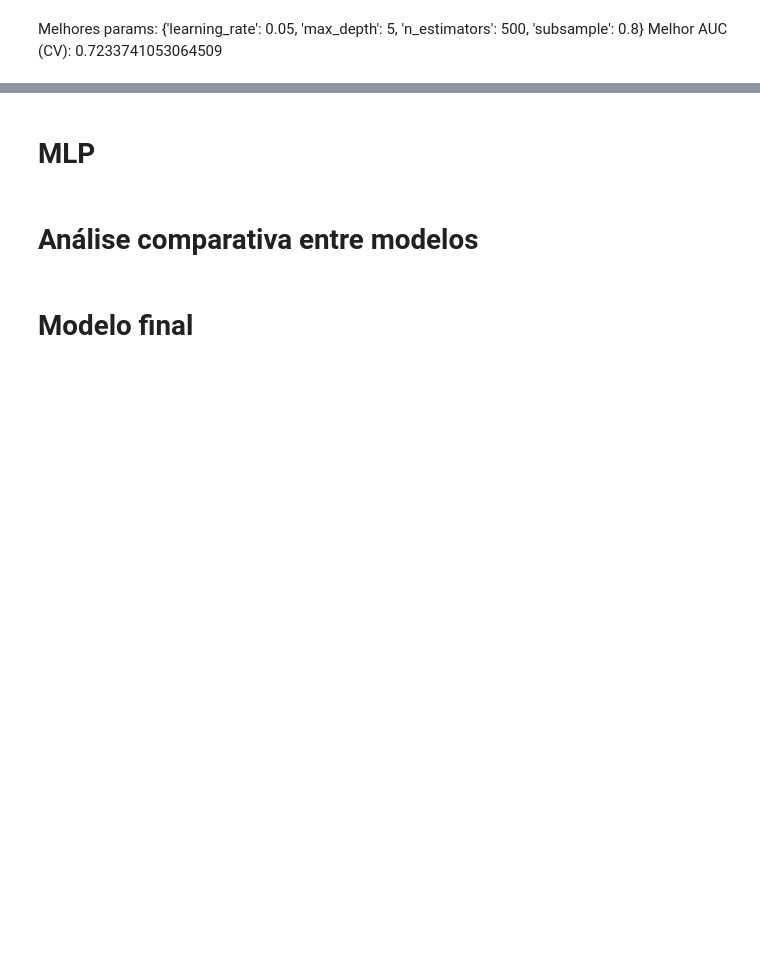
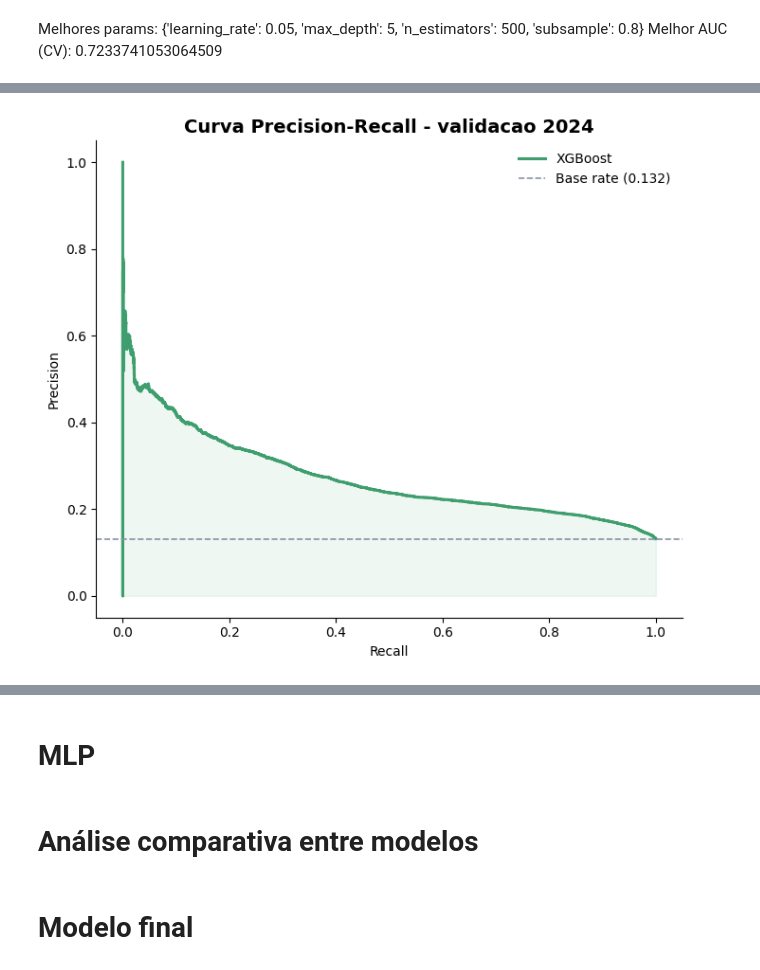
Before and after one commit to viniciusemaciel/riomobianalytics, a Jupyter notebook: modelo-treinamento.ipynb, the cells around one changed output, grey strips where cells are left out. Drawn from its saved outputs; the diff is of its cells as text; code cells hidden in the pictures; blank space fills up the shorter version.

```diff
--- a/modelo-treinamento.ipynb
+++ b/modelo-treinamento.ipynb
@@ -450,0 +441,25 @@ plt.show()
+# %%
+# 4. Curva Precision-Recall (mais adequada para dataset desbalanceado)
+
+from sklearn.metrics import precision_recall_curve
+
+precision, recall, _ = precision_recall_curve(y_val, y_pred_prob)
+base_rate = y_val.mean()
+
+fig, ax = plt.subplots(figsize=(7, 6))
+ax.step(recall, precision, color='#3F9E6E', lw=2.2,
+        where='post', label='XGBoost')
+ax.axhline(y=base_rate, color='#8A93A3', ls='--', lw=1.2,
+           label=f'Base rate ({base_rate:.3f})')
+ax.fill_between(recall, precision, alpha=0.08,
+                 color='#3F9E6E', step='post')
+ax.set_xlabel('Recall')
+ax.set_ylabel('Precision')
+ax.set_title('Curva Precision-Recall - validacao 2024',
+              fontsize=14, fontweight='bold')
+ax.legend(frameon=False)
+ax.spines[['top', 'right']].set_visible(False)
+plt.tight_layout()
+plt.show()
+# %% [output]
+[figure, added]
```
Also changed, not shown: parts of 12 cells of this notebook, 21 other files.
